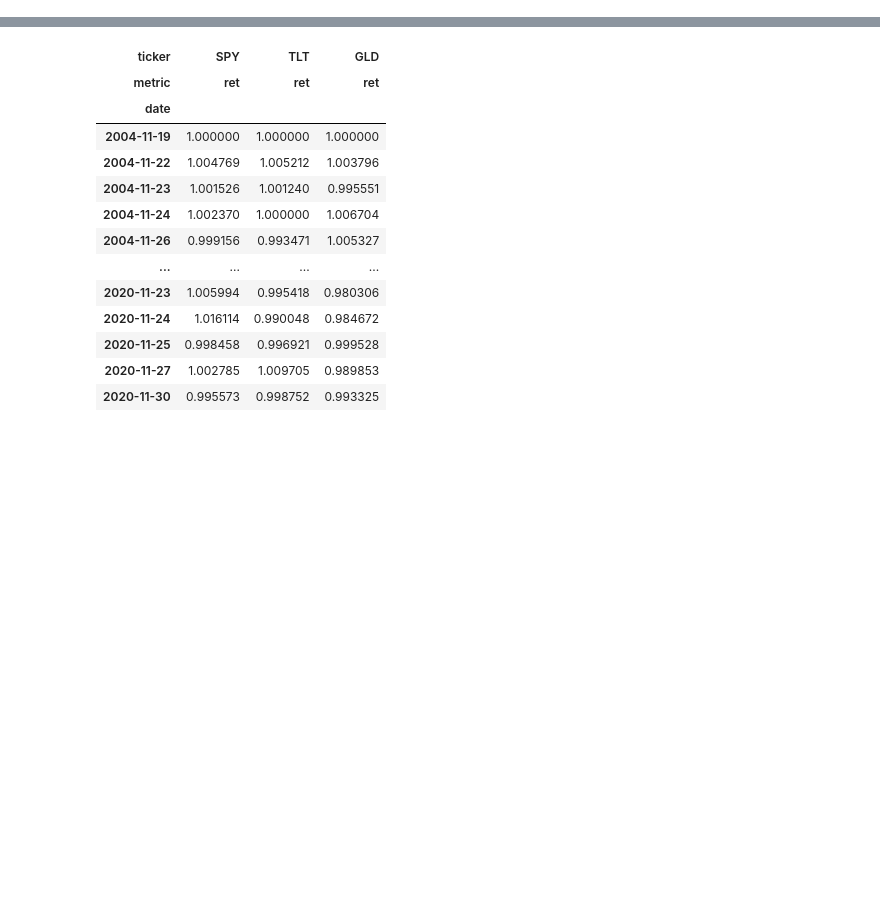
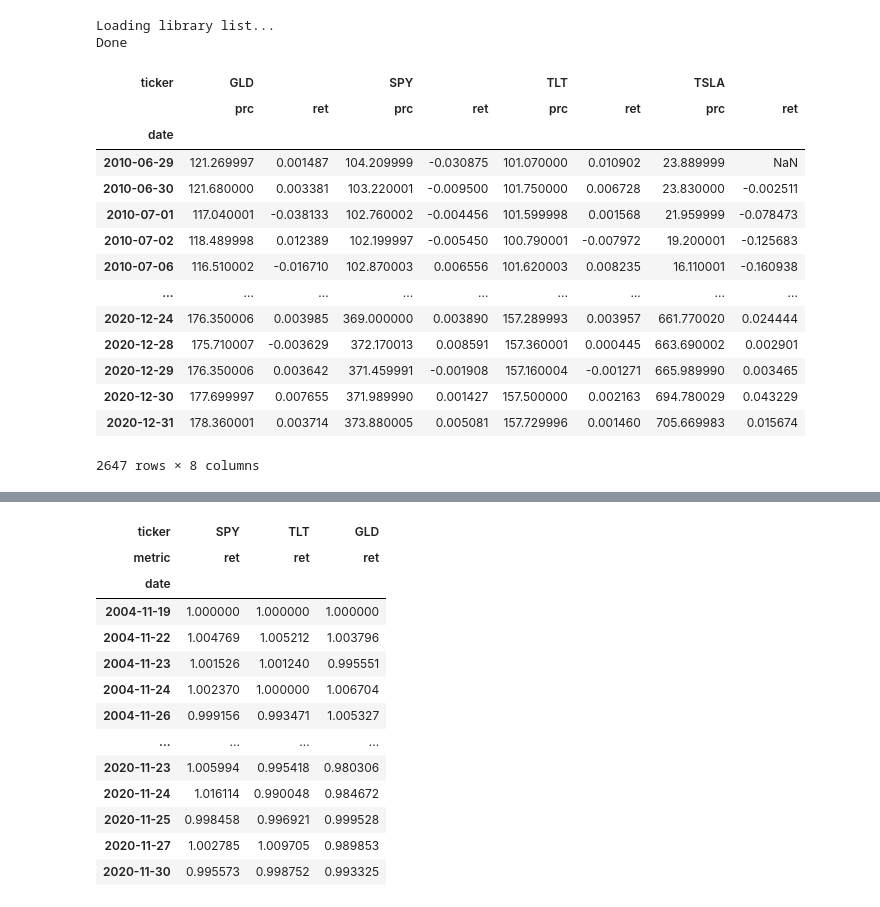
Before and after one commit to ningtong88/Capstone_TDAmeritrade, a Jupyter notebook: Ning_updating_rebalancing_def.ipynb, the cells around one changed output, grey strips where cells are left out. Cells and saved outputs as stored; diff of their text form; code cells hidden in the pictures; blank space fills up the shorter version.

Commit message:
adding function: auto login enter ticker interactive

```diff
--- a/Ning_updating_rebalancing_def.ipynb
+++ b/Ning_updating_rebalancing_def.ipynb
@@ -16,0 +40,11 @@ from scipy.stats import boxcox
+# %%
+file_path = pgpass_dir()
+#read login info and pass connection parameters
+with open(file_path,'r') as f:
+    output = f.read()
+
+    login_id = output.split(":")[3]
+    crsp_db = wrds.Connection(wrds_username=login_id)
+# %% [output]
+Loading library list...
+Done
@@ -16,0 +63,42 @@ from scipy.stats import boxcox
+# %%
+#retrieved cooresponding permno
+#criterion : the latest valid date
+def data_generator(num=3, ticker_name=tuple(['GLD','SPY','TLT'])):
+    ticker_list = {'tickers': tuple(ticker_name)}
+    permno_list_init = crsp_db.raw_sql('SELECT a.permno FROM crsp.stocknames a, (SELECT distinct(max(nameenddt)) as date_time FROM crsp.stocknames WHERE ticker in %(tickers)s group by ticker) as b WHERE a.ticker in %(tickers)s and a.nameenddt = b.date_time group by a.permno', params=ticker_list)
+    #generate tuple for permno
+    permno_list_tuple = tuple(permno_list_init.permno.astype(str).values.tolist())
+    permno_list = {'permno': permno_list_tuple}
+    #generate data
+    final_data = crsp_db.raw_sql('select distinct b.ticker, a.date, a.prc, a.ret from crspm.dsf a, crsp.stocknames b, \
+    (select max(min_date) as start_time from (select distinct permno, min(date) over (partition by permno) as min_date from crspm.dsf where permno in %(permno)s) temp) as c \
+where a.permno in %(permno)s and a.permno = b.permno and a.date >= c.start_time order by 1,2,3 asc', params=permno_list,date_cols=['date'])
+    return final_data
+# %%
+#generate dataframe and pickle file
+def input_ticker():
+    number_stock = int(input("Please enter your number of stocks, e.g 3,4,5: ").strip())
+    ticker_name = []
+    [ticker_name.append(input("Please enter one ticker each time, e.g spy, tlt, gld: ").strip().upper()) for i in range(number_stock)]
+    final_data = data_generator(number_stock,ticker_name)
+    final_data_pivot = pd.pivot_table(final_data, index=['date'],columns='ticker').stack(level=-2).unstack(level=-1)
+    final_data_pivot.to_pickle('dummy_data.pkl')
+    return final_data_pivot
+# %%
+input_ticker()
+# %% [output]
+| ticker | GLD |  | SPY |  | TLT |  | TSLA |  |
+|  | prc | ret | prc | ret | prc | ret | prc | ret |
+| date |  |  |  |  |  |  |  |  |
+| 2010-06-29 | 121.269997 | 0.001487 | 104.209999 | -0.030875 | 101.070000 | 0.010902 | 23.889999 | NaN |
+| 2010-06-30 | 121.680000 | 0.003381 | 103.220001 | -0.009500 | 101.750000 | 0.006728 | 23.830000 | -0.002511 |
+| 2010-07-01 | 117.040001 | -0.038133 | 102.760002 | -0.004456 | 101.599998 | 0.001568 | 21.959999 | -0.078473 |
+| 2010-07-02 | 118.489998 | 0.012389 | 102.199997 | -0.005450 | 100.790001 | -0.007972 | 19.200001 | -0.125683 |
+| 2010-07-06 | 116.510002 | -0.016710 | 102.870003 | 0.006556 | 101.620003 | 0.008235 | 16.110001 | -0.160938 |
+| ... | ... | ... | ... | ... | ... | ... | ... | ... |
+| 2020-12-24 | 176.350006 | 0.003985 | 369.000000 | 0.003890 | 157.289993 | 0.003957 | 661.770020 | 0.024444 |
+| 2020-12-28 | 175.710007 | -0.003629 | 372.170013 | 0.008591 | 157.360001 | 0.000445 | 663.690002 | 0.002901 |
+| 2020-12-29 | 176.350006 | 0.003642 | 371.459991 | -0.001908 | 157.160004 | -0.001271 | 665.989990 | 0.003465 |
+| 2020-12-30 | 177.699997 | 0.007655 | 371.989990 | 0.001427 | 157.500000 | 0.002163 | 694.780029 | 0.043229 |
+| 2020-12-31 | 178.360001 | 0.003714 | 373.880005 | 0.005081 | 157.729996 | 0.001460 | 705.669983 | 0.015674 |
+2647 rows × 8 columns
```
Also changed, not shown: parts of 5 cells of this notebook.
